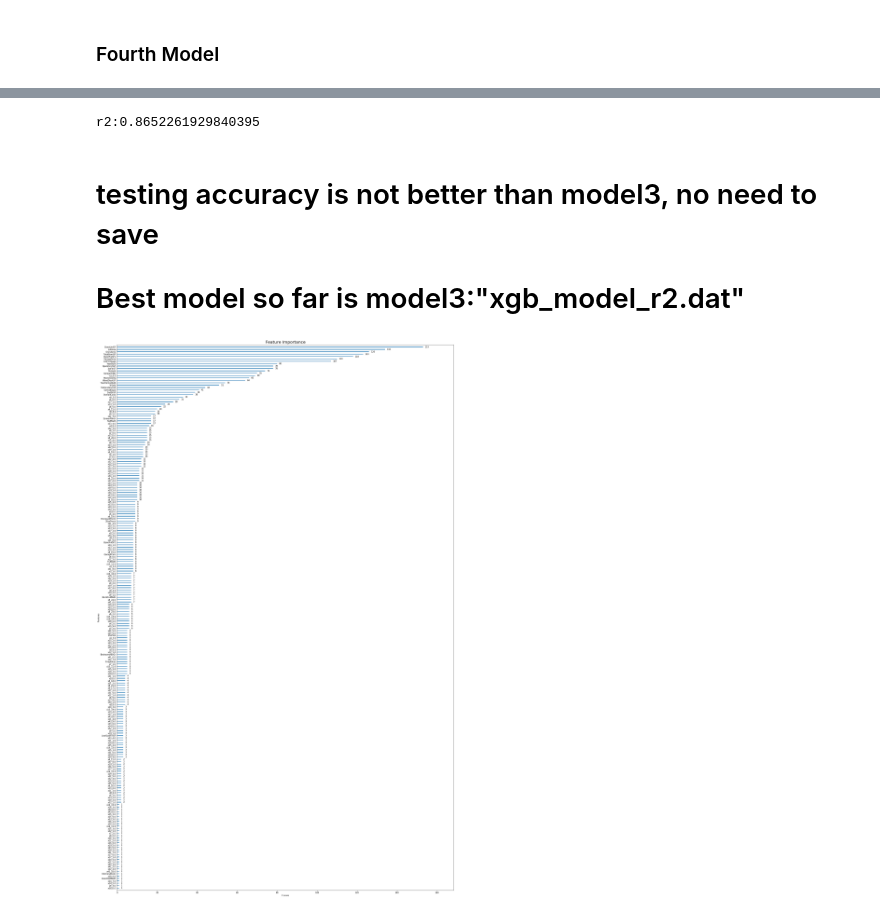
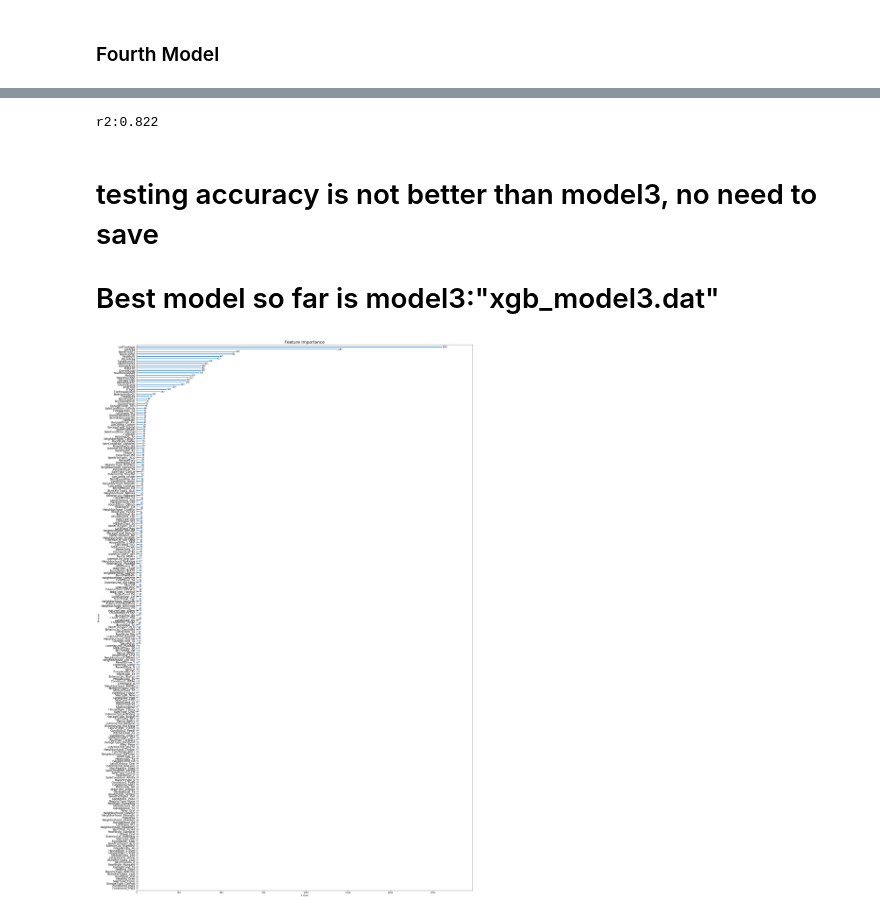
Before and after one commit to Shunling/CapstoneProjects, a Jupyter notebook: HousePriceRegression/Shirley_HousePriceRegression_ML_Xgboost.ipynb, the cells around one changed output, grey strips where cells are left out. Saved outputs shown, nothing was run; the diff lists cells and outputs as text; code cells hidden in the pictures.

```diff
--- a/HousePriceRegression/Shirley_HousePriceRegression_ML_Xgboost.ipynb
+++ b/HousePriceRegression/Shirley_HousePriceRegression_ML_Xgboost.ipynb
@@ -51,8 +56,9 @@ random_search_r2 = RandomizedSearchCV(estimator=model1,
                                       scoring= 'r2',
                                       cv=5,
                                       n_iter=10,
+                                      n_jobs=4,
                                       verbose=1)
-random_search_r2.fit(X_train,y_train)
+random_search_r2.fit(X_train.values,y_train.values)
 print('Best score: ', random_search_r2.best_score_)
 print('Bset model: ', random_search_r2.best_estimator_)
 # %% [output]
@@ -94,8 +100,9 @@ random_search_mse = RandomizedSearchCV(estimator=model2,
                                        scoring='neg_mean_squared_error',
                                        cv=5,
                                        n_iter=10,
+                                       n_jobs=4,
                                        verbose=1)
-random_search_mse.fit(X_train,y_train)
+random_search_mse.fit(X_train.values,y_train.values)
 print('Best score: ', random_search_mse.best_score_)
 print('Bset model: ', random_search_mse.best_estimator_)
 print('Best_RMSE: ',np.sqrt(np.abs(random_search_mse.best_score_)))
@@ -138,8 +146,9 @@ random_search3 = RandomizedSearchCV(estimator=model2,
                                       scoring= 'r2',
                                       cv=5,
                                       n_iter=10,
+                                      n_jobs = 4,
                                       verbose=1)
-random_search3.fit(X_train,y_train)
+random_search3.fit(X_train.values,y_train.values)
 print('Best score: ', random_search3.best_score_)
 print('Bset model: ', random_search3.best_estimator_)
 # %% [output]
@@ -174,7 +184,8 @@ random_search4 = RandomizedSearchCV(estimator=model2,
                                        scoring='r2',
                                        cv=10,
                                        n_iter=10,
+                                       n_jobs = 4,
                                        verbose=1)
-random_search4.fit(X_train,y_train)
+random_search4.fit(X_train.values,y_train.values)
 # %% [output]
 Fitting 10 folds for each of 10 candidates, totalling 100 fits
@@ -206,24 +228,29 @@ Best_RMSE:  0.9260039161075705
 # %%
 #Verify modeling fitting using test data
 
-y_test_predict4 = random_search4.best_estimator_.predict(X_test)
+y_test_predict4 = random_search4.best_estimator_.predict(X_test.values)
 r2_4 = r2_score(y_test,y_test_predict4)
 
-print('r2:{}'.format(r2_4))
+print('r2:{:.3}'.format(r2_4))
 # %% [output]
-r2:0.8652261929840395
+r2:0.822
 # %% [markdown]
 # testing accuracy is not better than model3, no need to save
-# Best model so far is model3:"xgb_model_r2.dat"
+# Best model so far is model3:"xgb_model3.dat"
 # %%
 # Plot importance for beset model: model_mse
 fig1, ax1 = plt.subplots(1,1,figsize=(30,50))
 
-g1 = plot_importance(random_search_mse.best_estimator_,ax=ax1,grid=False)
+g1 = plot_importance(random_search3.best_estimator_,ax=ax1,grid=False)
+
+oldy = g1.yaxis.get_majorticklabels()
+feature_dict = dict(zip(['f'+str(i) for i in range(len(X_train.columns))], X_train.columns))
+newy = [feature_dict[y._text] for y in oldy]
+g1.set_yticklabels(newy,rotation=0,fontsize=14)
 
 fig1.savefig('feature_importance')
 plt.title('Feature Importance',fontsize=20)
 
 plt.show()
 # %% [output]
-[figure, old version]
+[figure, new version]
```
Also changed, not shown: parts of 17 cells of this notebook.
